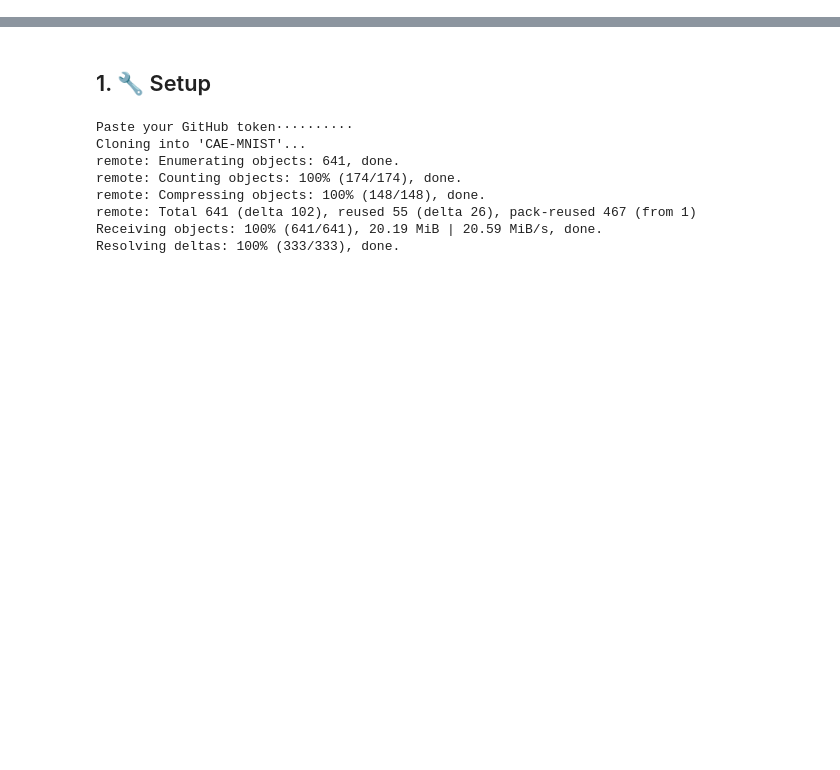
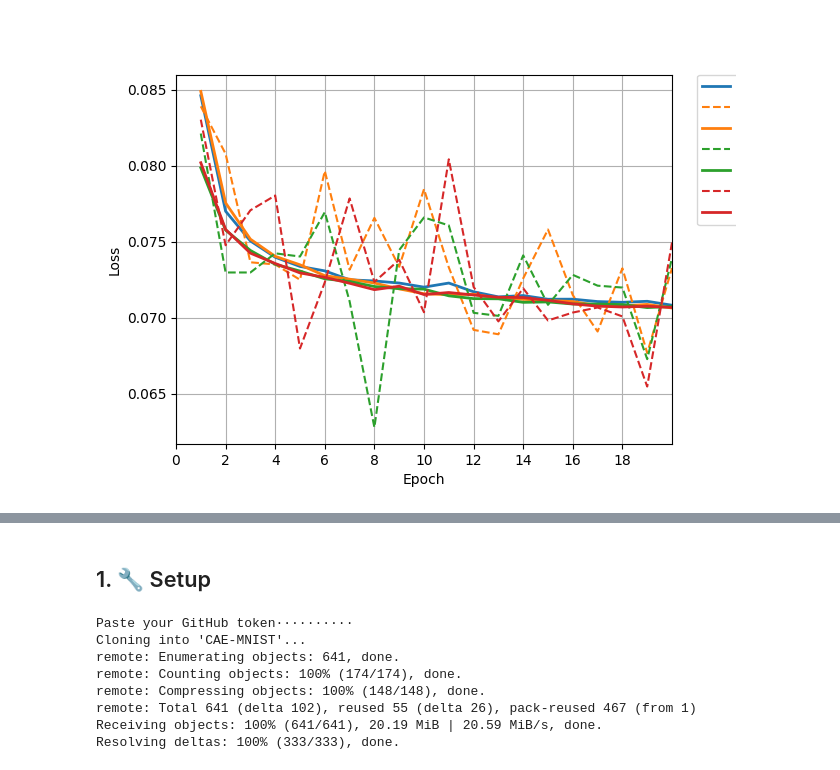
Before and after one commit to vlad-uve/CAE-MNIST, a Jupyter notebook: notebooks/CAE_experiment_5(leaky_relu).ipynb, the cells around one changed output, grey strips where cells are left out. Saved outputs shown, nothing was run; the diff lists cells and outputs as text; code cells hidden in the pictures; blank space fills up the shorter version.

```diff
--- a/notebooks/CAE_experiment_5(leaky_relu).ipynb
+++ b/notebooks/CAE_experiment_5(leaky_relu).ipynb
@@ -4,0 +88,4 @@
+# %%
+display(Image(filename="/content/CAE-MNIST/outputs/experiment_5_files/experiment_5_image_loss.png"))
+# %% [output]
+[figure, added]
```
Also changed, not shown: parts of 8 cells of this notebook.
